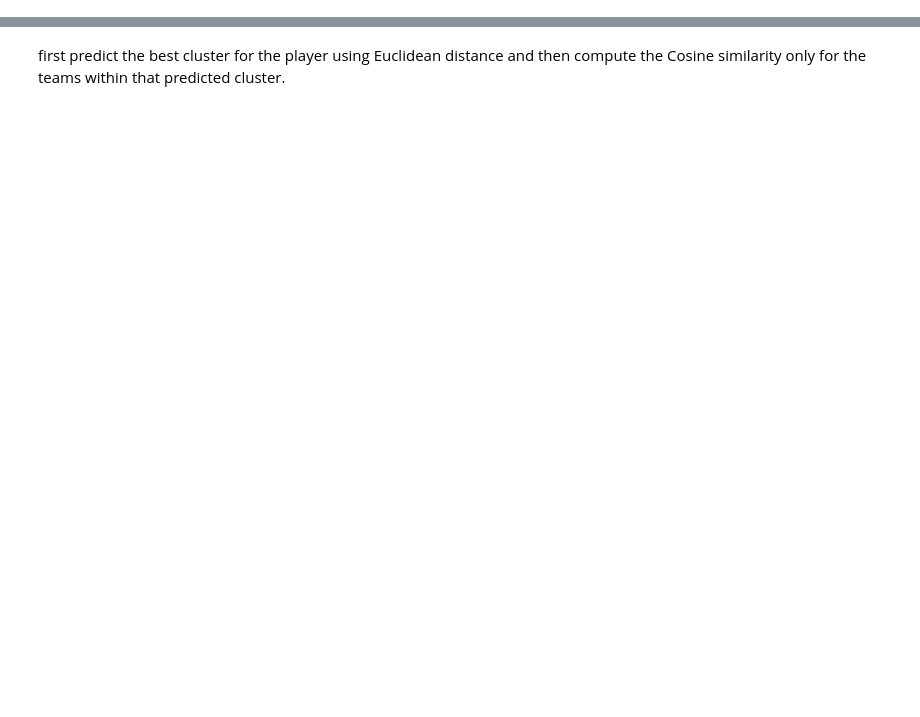
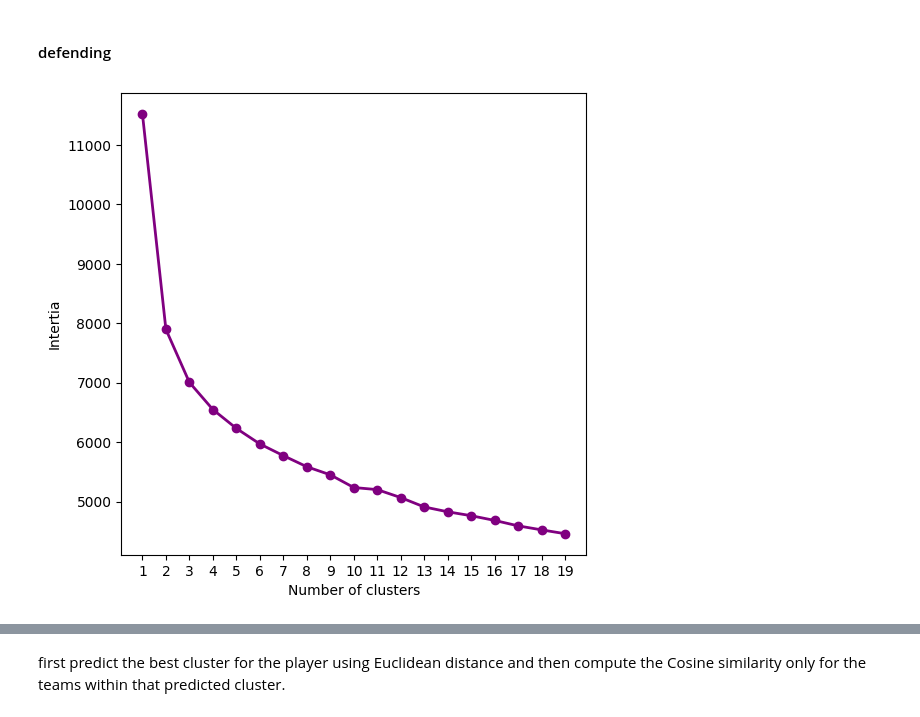
Before and after one commit to allorenz/football-player-similarity, a Jupyter notebook: src/player_club_matching.ipynb, the cells around one changed output, grey strips where cells are left out. Drawn from its saved outputs; the diff is of its cells as text; code cells hidden in the pictures; blank space fills up the shorter version.

```diff
--- a/src/player_club_matching.ipynb
+++ b/src/player_club_matching.ipynb
@@ -6,0 +49,28 @@ df_features, df_player_info = utils.load_player_statistics()
+# %%
+import matplotlib.pyplot as plt
+import plotly.express as px
+from sklearn.cluster import KMeans
+
+def plot_cluster_intertia(X, n_cluster=12):
+    intertia = []
+    for i in range(1,n_cluster):
+        model = KMeans(n_clusters = i,init = "k-means++", max_iter = 300, n_init = 10, random_state = 42)
+        model.fit(X)
+        intertia.append(model.inertia_)
+
+
+    plt.figure(figsize = (6,6))
+    plt.plot(range(1,n_cluster), intertia, linewidth=2, markersize=6,marker='o',color = 'purple')
+    plt.xticks(range(1,n_cluster))
+    plt.xlabel("Number of clusters")
+    plt.ylabel("Intertia")
+    plt.show()
+
+def create_3d_plot(data, labels, player_names):
+    fig_3d = px.scatter_3d(
+    data, x=0, y=1, z=2,
+    color=labels,
+    hover_name=player_names
+    )
+    fig_3d.update_traces(marker_size=2.5)
+    fig_3d.show()
@@ -6,0 +394,10 @@ df_features, df_player_info = utils.load_player_statistics()
+# %% [markdown]
+#### defending
+# %%
+def_cols = ['Tackles_Def 3rd', 'Tackles_Mid 3rd','Tackles_Att 3rd']
+
+df_squad_features_scaled = StandardScaler().fit_transform(df_squad_features)
+
+plot_cluster_intertia(df_squad_features_scaled, n_cluster=20)
+# %% [output]
+[figure, added]
```
Also changed, not shown: parts of 35 cells of this notebook, 6 other files.
